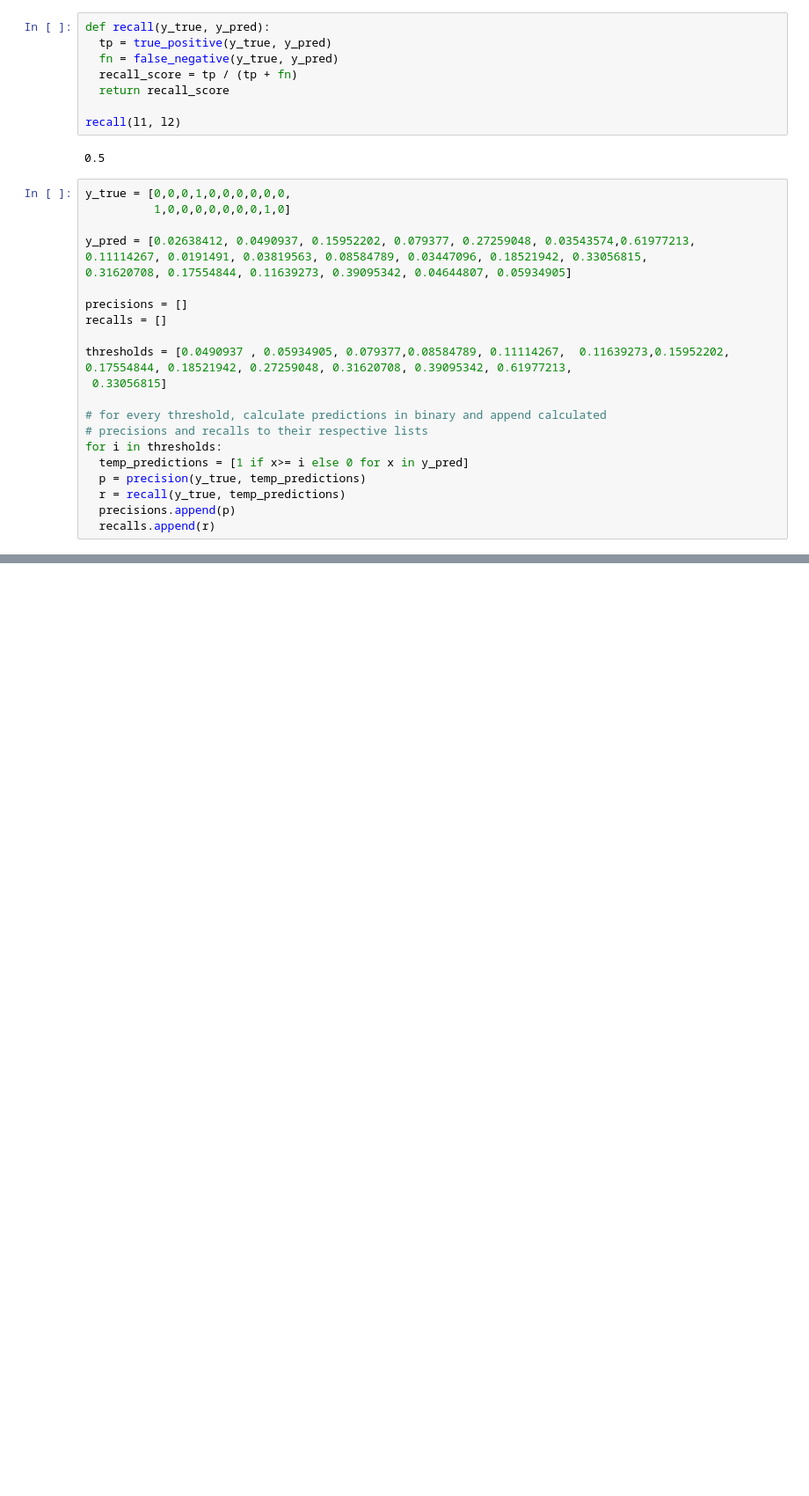
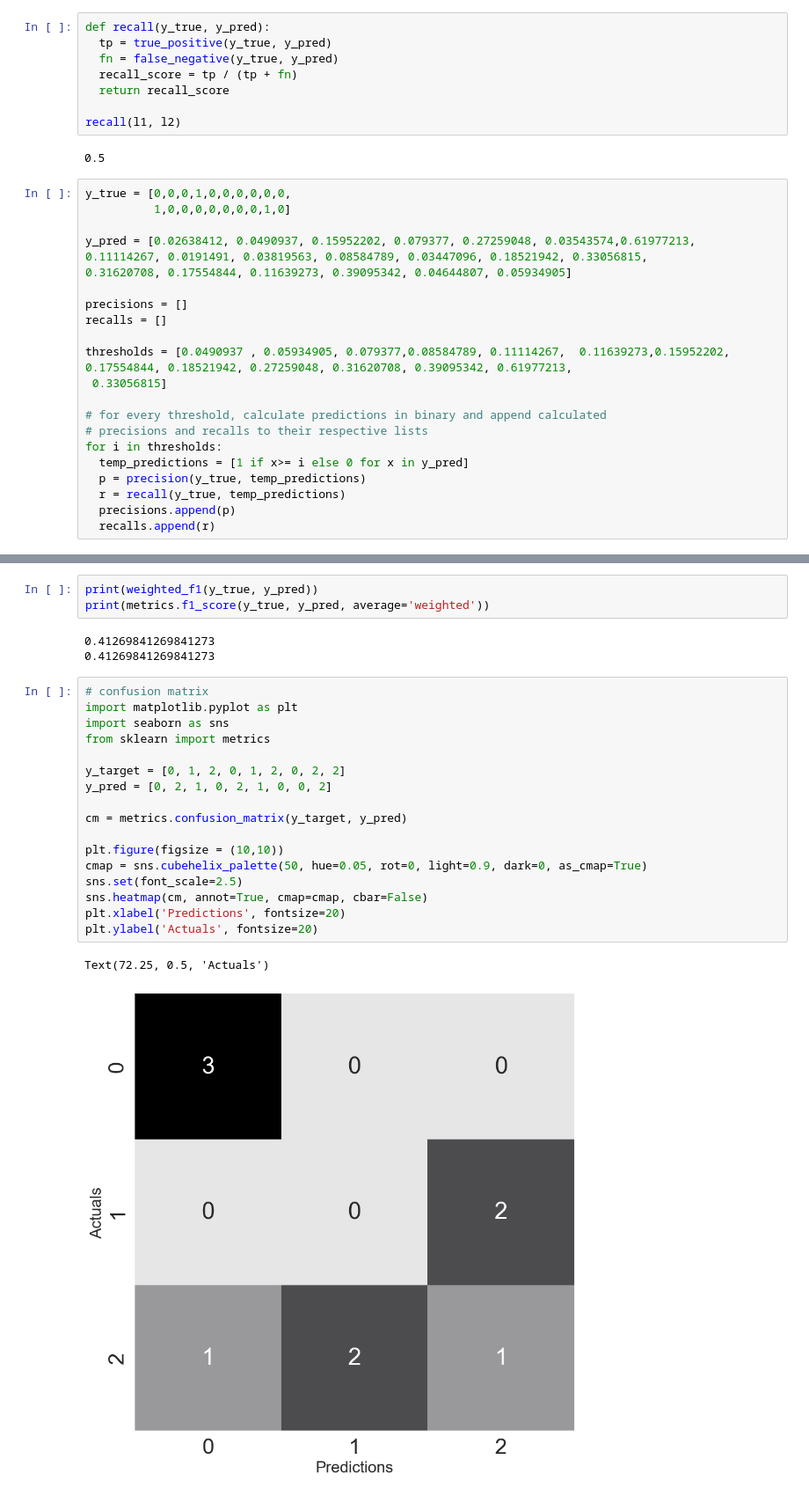
Before and after one commit to billchen0509/AAAML, a Jupyter notebook: AAAML.ipynb, the cells around one changed output, grey strips where cells are left out. Shown at 88% size. Cells and saved outputs as stored; diff of their text form; blank space fills up the shorter version.

```diff
--- a/AAAML.ipynb
+++ b/AAAML.ipynb
@@ -482,0 +714,26 @@ Text(0.5, 1.0, 'Precision-Recall Curve')
+# %%
+print(weighted_f1(y_true, y_pred))
+print(metrics.f1_score(y_true, y_pred, average='weighted'))
+# %% [output]
+0.41269841269841273
+0.41269841269841273
+# %%
+# confusion matrix
+import matplotlib.pyplot as plt
+import seaborn as sns
+from sklearn import metrics
+
+y_target = [0, 1, 2, 0, 1, 2, 0, 2, 2]
+y_pred = [0, 2, 1, 0, 2, 1, 0, 0, 2]
+
+cm = metrics.confusion_matrix(y_target, y_pred)
+
+plt.figure(figsize = (10,10))
+cmap = sns.cubehelix_palette(50, hue=0.05, rot=0, light=0.9, dark=0, as_cmap=True)
+sns.set(font_scale=2.5)
+sns.heatmap(cm, annot=True, cmap=cmap, cbar=False)
+plt.xlabel('Predictions', fontsize=20)
+plt.ylabel('Actuals', fontsize=20)
+# %% [output]
+Text(72.25, 0.5, 'Actuals')
+[figure, added]
```
Also changed, not shown: parts of 36 cells of this notebook.
